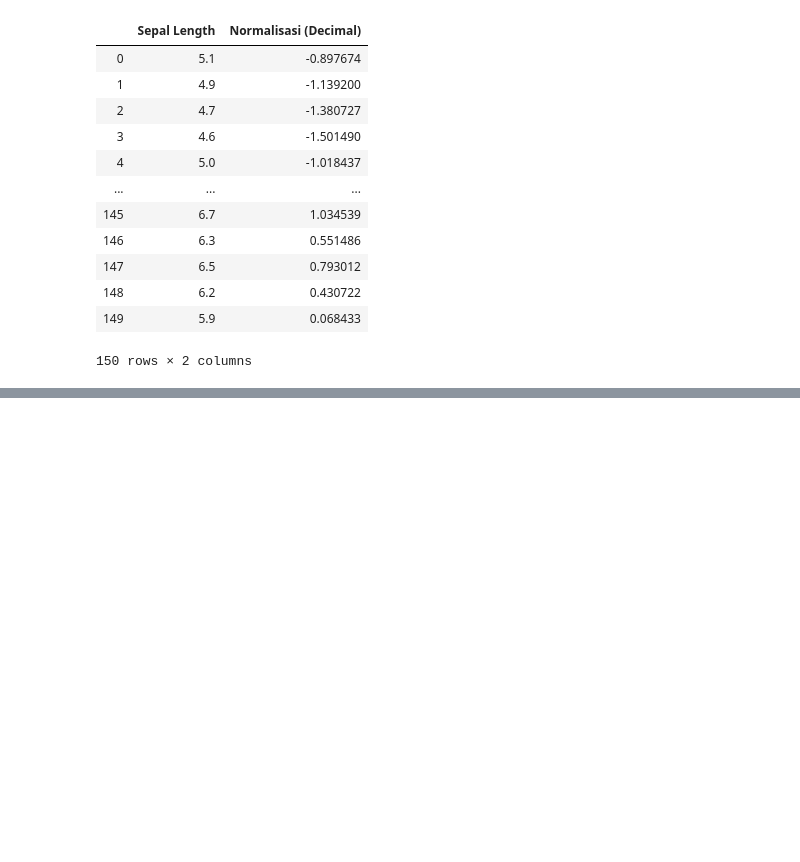
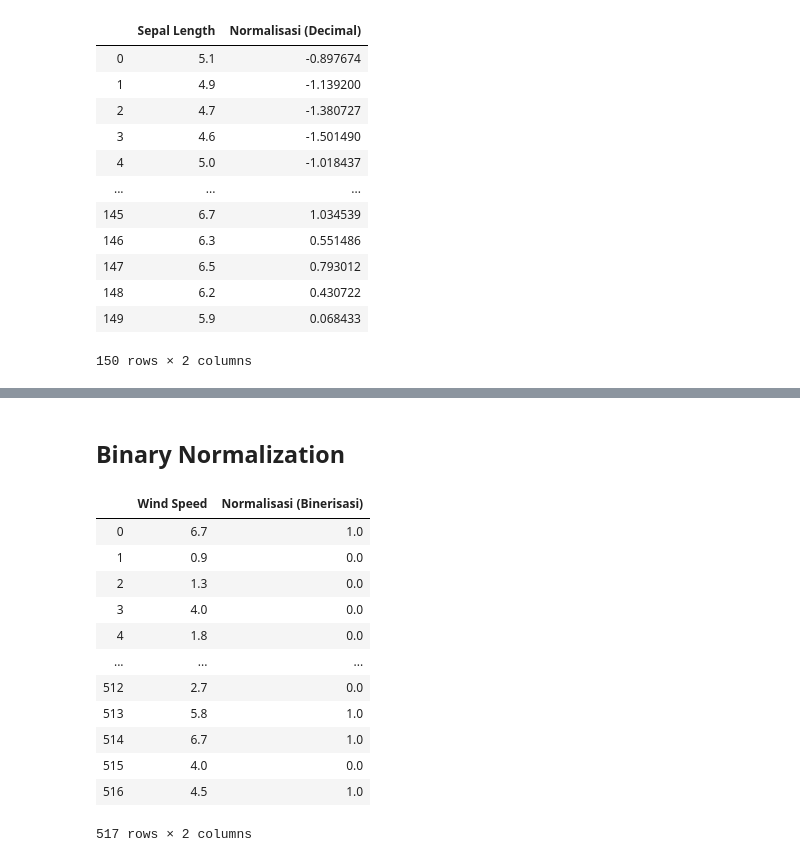
Before and after one commit to ibnutriyuono/machine-learning2019, a Jupyter notebook: Tugas 2 Normalization .ipynb, the cells around one changed output, grey strips where cells are left out. Cells and saved outputs as stored; diff of their text form; code cells hidden in the pictures; blank space fills up the shorter version.

```diff
--- a/Tugas 2 Normalization .ipynb
+++ b/Tugas 2 Normalization .ipynb
@@ -268,0 +318,19 @@ SyntaxError: EOF while scanning triple-quoted string literal (<ipython-input-40-
+# %% [markdown]
+## Binary Normalization
+# %%
+dataWindSpeedBiner = pd.DataFrame({'Wind Speed': windSpeed, 'Normalisasi (Binerisasi)': binary(windSpeed)})
+dataWindSpeedBiner
+# %% [output]
+|  | Wind Speed | Normalisasi (Binerisasi) |
+| 0 | 6.7 | 1.0 |
+| 1 | 0.9 | 0.0 |
+| 2 | 1.3 | 0.0 |
+| 3 | 4.0 | 0.0 |
+| 4 | 1.8 | 0.0 |
+| ... | ... | ... |
+| 512 | 2.7 | 0.0 |
+| 513 | 5.8 | 1.0 |
+| 514 | 6.7 | 1.0 |
+| 515 | 4.0 | 0.0 |
+| 516 | 4.5 | 1.0 |
+517 rows × 2 columns
```
Also changed, not shown: parts of 22 cells of this notebook, 1 other file.
